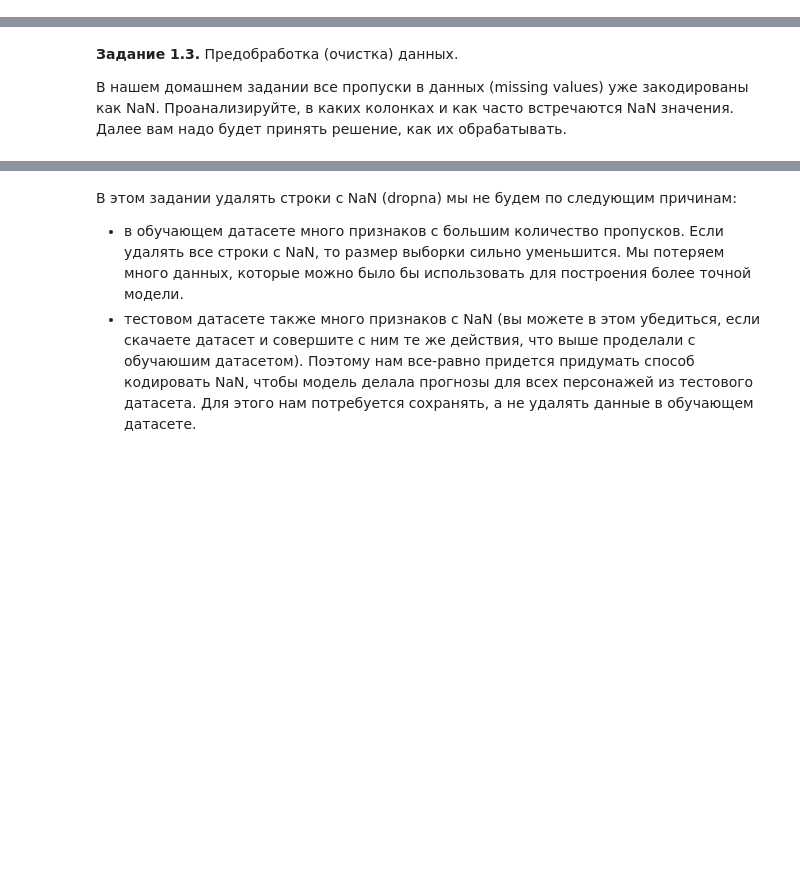
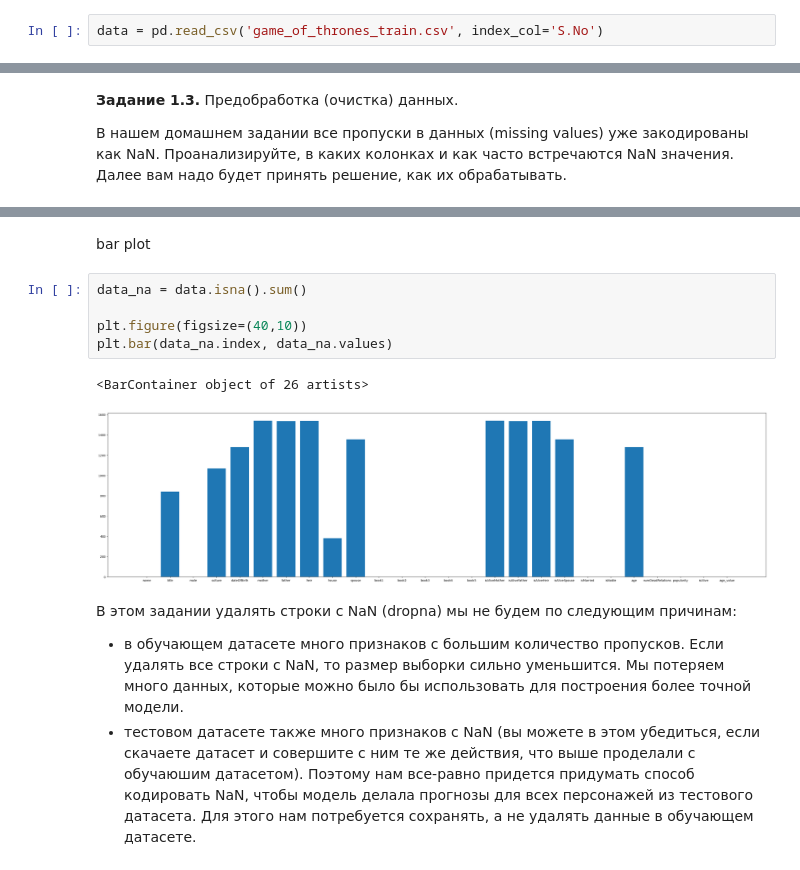
Before and after one commit to sofyakhlopkova/-1, a Jupyter notebook: week_01_ml_intro/Homework/hw_1_game_of_thrones.ipynb, the cells around one changed output, grey strips where cells are left out. Drawn from its saved outputs; the diff is of its cells as text; blank space fills up the shorter version.

```diff
--- a/week_01_ml_intro/Homework/hw_1_game_of_thrones.ipynb
+++ b/week_01_ml_intro/Homework/hw_1_game_of_thrones.ipynb
@@ -111,2 +108,4 @@ data = # ...
+# %%
+data = pd.read_csv('game_of_thrones_train.csv', index_col='S.No')
 # %% [markdown]
 Посмотрите, какие типы данных представлены в нашем датасете
@@ -133,3 +239,13 @@ data.describe(include = [...]).T[['count', 'min', 'max']]
+# %% [markdown]
+bar plot
+# %%
+data_na = data.isna().sum()
+
+plt.figure(figsize=(40,10))
+plt.bar(data_na.index, data_na.values)
+# %% [output]
+<BarContainer object of 26 artists>
+[figure, added]
 # %% [markdown]
 В этом задании удалять строки с NaN (dropna) мы не будем по следующим причинам:
 - в обучающем датасете много признаков с большим количество пропусков. Если удалять все строки с NaN, то размер выборки сильно уменьшится. Мы потеряем много данных, которые можно было бы использовать для построения более точной модели.
```
Also changed, not shown: parts of 31 cells of this notebook.
